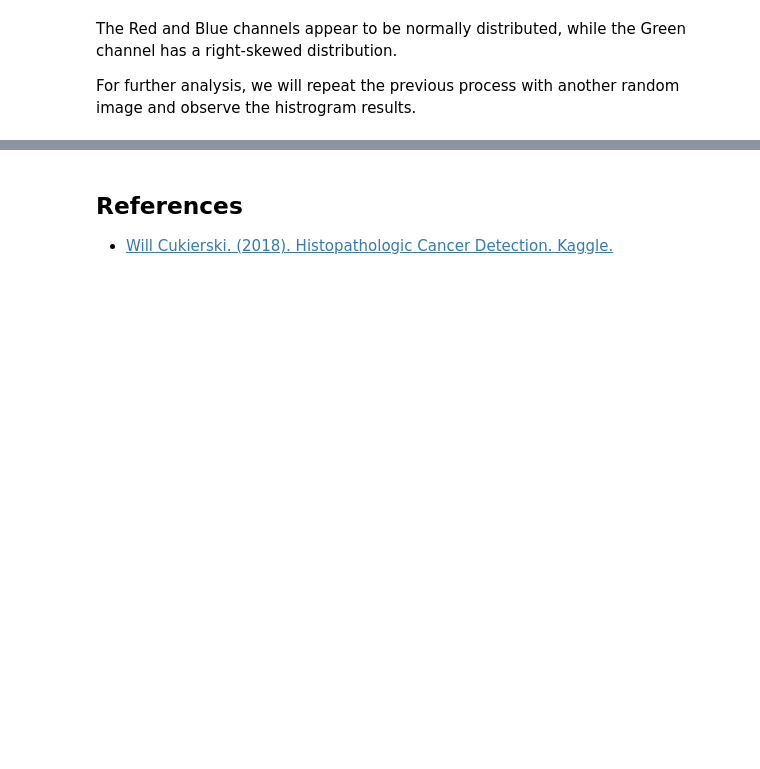
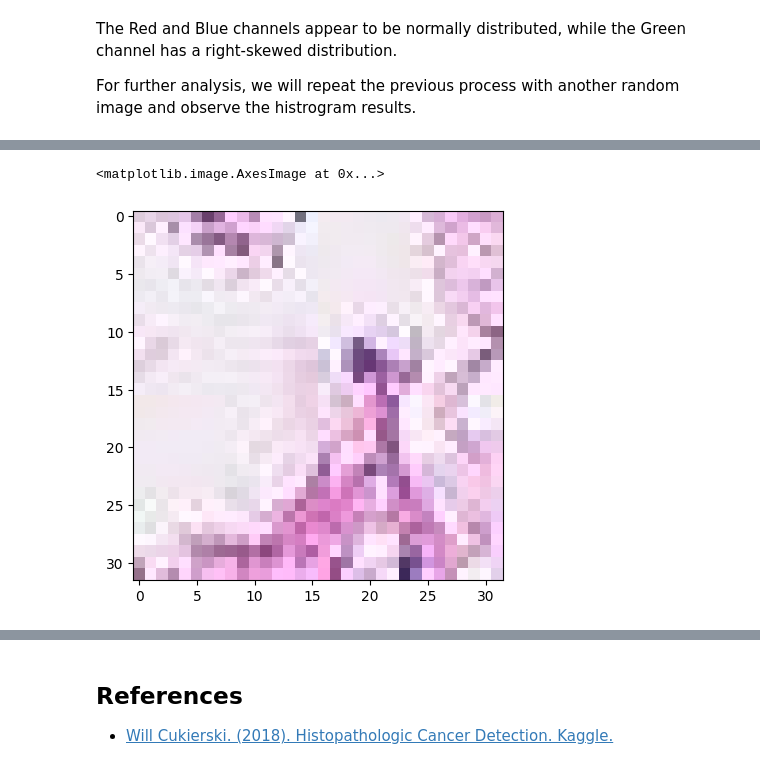
Before and after one commit to IvMonares/CNN_Cancer_Detection, a Jupyter notebook: Convolutional Nerual Network.ipynb, the cells around one changed output, grey strips where cells are left out. Saved outputs shown, nothing was run; the diff lists cells and outputs as text; code cells hidden in the pictures; blank space fills up the shorter version.

```diff
--- a/Convolutional Nerual Network.ipynb
+++ b/Convolutional Nerual Network.ipynb
@@ -125,3 +136,10 @@ height: 96
+# %%
+im = Image.open('./Data/train/0000d563d5cfafc4e68acb7c9829258a298d9b6a.tif')
+im2 = im.crop((32, 32, 64, 64))
+plt.imshow(im2)
+# %% [output]
+<matplotlib.image.AxesImage at 0x...>
+[figure, added]
 # %%
 # bands = im.getbands
 bands = im.getbands()
```
Also changed, not shown: parts of 55 cells of this notebook, 1 other file.
